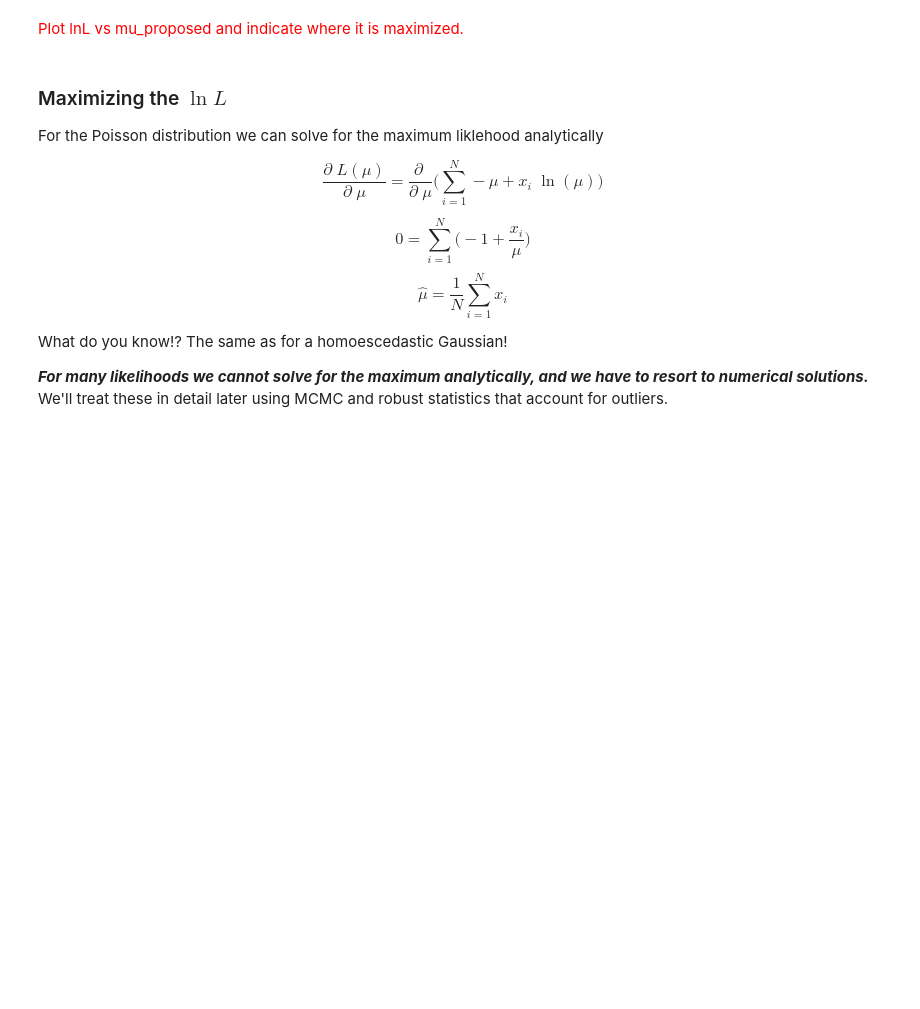
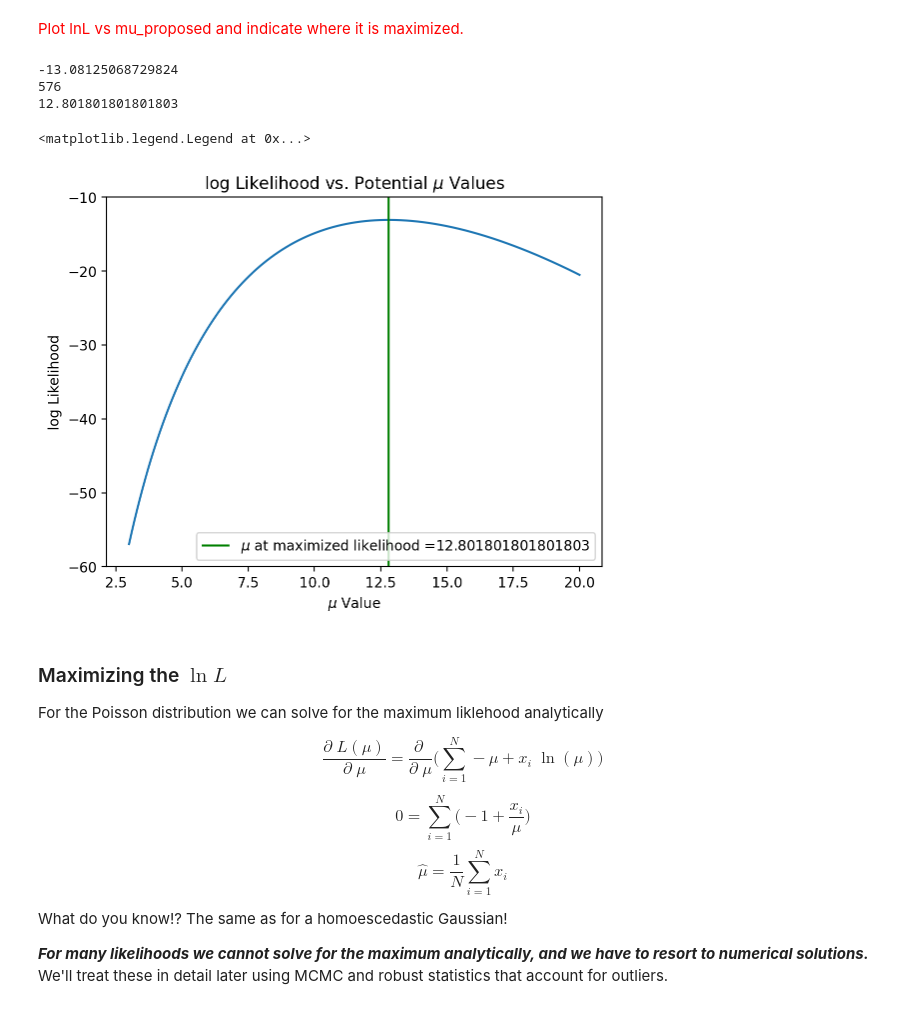
Before and after one commit to VanderbiltAstronomy/astr_8070_s24, a Jupyter notebook: coursework/student_folders/Ryan_Nowicki/Lecture_5_RyanNowicki.ipynb, the cells around one changed output. Cells and saved outputs as stored; diff of their text form; code cells hidden in the pictures; blank space fills up the shorter version.

```diff
--- a/coursework/student_folders/Ryan_Nowicki/Lecture_5_RyanNowicki.ipynb
+++ b/coursework/student_folders/Ryan_Nowicki/Lecture_5_RyanNowicki.ipynb
@@ -530,13 +563,13 @@ plt.ylabel("Normed Counts");
 poisson_data = poisson.rvs(12, size=5)
 
 # Scan across 1000 possible mu values from 3 to 20.
-mu_proposed = np.linspace(___,___,___)
+mu_proposed = np.linspace(3,20,1000)
 
 # compute the lnL for each possible mu.
 lnL_scan = []
 for mu in mu_proposed:
-    lnL_temp = poisson.logpmf(poisson_data, mu=___) # gives you the log prob. density; useful!
-    lnL_temp = ___.___(___) # sum over the log pmf of all data points
+    lnL_temp = poisson.logpmf(poisson_data,mu)#, mu=12) # gives you the log prob. density; useful!
+    lnL_temp = np.sum(lnL_temp) # sum over the log pmf of all data points
     lnL_scan.append( lnL_temp )
 
 # convert to numpy array
@@ -546,6 +579,28 @@ lnL_scan = np.array(lnL_scan)
 # mu_proposed that maximizes the lnL.
 # %% [markdown]
 <font color='red'>Plot lnL vs mu_proposed and indicate where it is maximized.</font>
+# %%
+lnL_max = lnL_scan.max()
+print(lnL_max)
+ind = np.where(lnL_scan==lnL_max)
+ind = ind[0][0]
+print(ind)
+max_mu = mu_proposed[ind]
+print(max_mu)
+
+plt.plot(mu_proposed,lnL_scan);
+plt.vlines(max_mu,-60,-10,color='g', label='$\mu$ at maximized likelihood =' + str(max_mu))
+plt.ylim(-60,-10)
+plt.title('log Likelihood vs. Potential $\mu$ Values')
+plt.xlabel('$\mu$ Value')
+plt.ylabel('log Likelihood')
+plt.legend(loc='lower right')
+# %% [output]
+-13.08125068729824
+576
+12.801801801801803
+<matplotlib.legend.Legend at 0x...>
+[figure, added]
 # %% [markdown]
 ### Maximizing the $\ln L$
 
```
Also changed, not shown: parts of 7 cells of this notebook.
